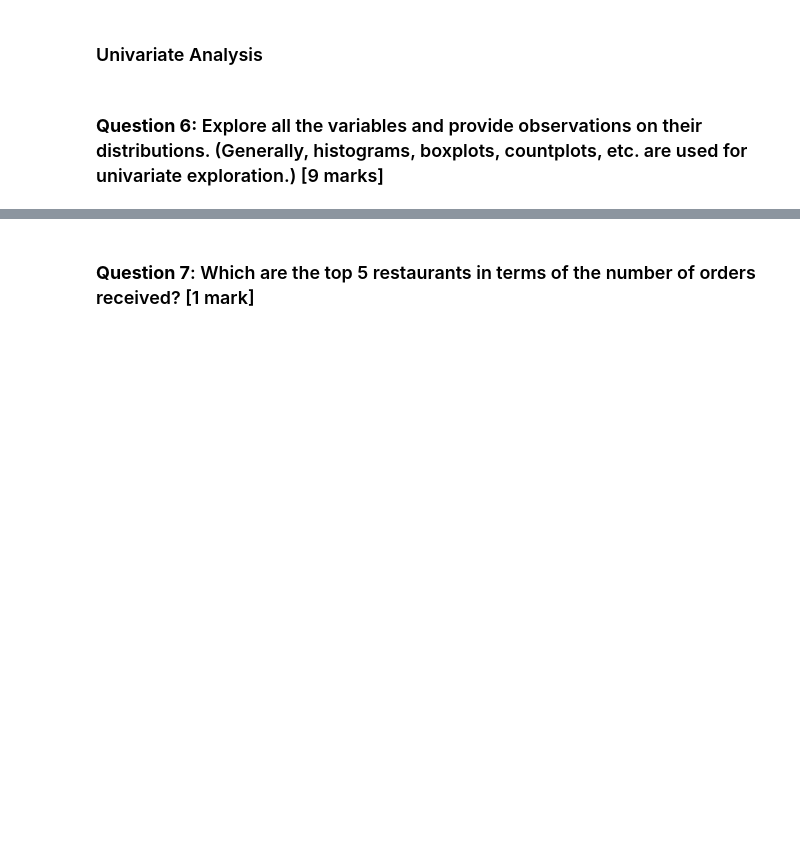
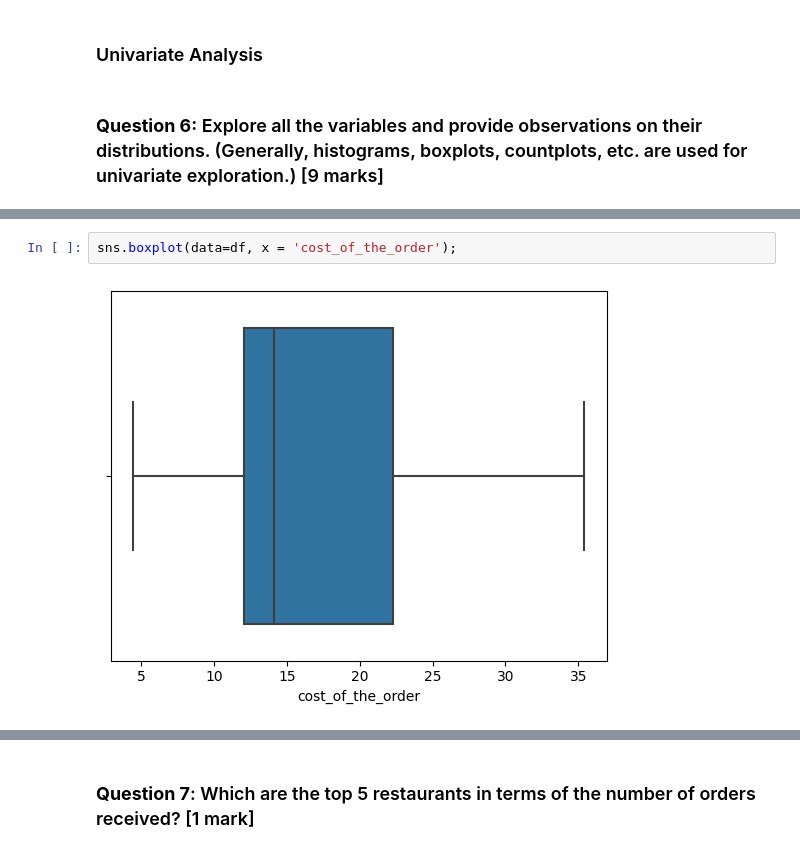
Before and after one commit to boborodono/Great_Learning, a Jupyter notebook: Great Learning/Project 1- Python Foundations - Food Hub/PYF_Project_LearnerNotebook_FullCode.ipynb, the cells around one changed output, grey strips where cells are left out. Drawn from its saved outputs; the diff is of its cells as text; blank space fills up the shorter version.

```diff
--- a/Great Learning/Project 1- Python Foundations - Food Hub/PYF_Project_LearnerNotebook_FullCode.ipynb
+++ b/Great Learning/Project 1- Python Foundations - Food Hub/PYF_Project_LearnerNotebook_FullCode.ipynb
@@ -126,0 +145,4 @@ Name: food_preparation_time, dtype: float64
+# %%
+sns.boxplot(data=df, x = 'cost_of_the_order');
+# %% [output]
+[figure, added]
```
Also changed, not shown: parts of 49 cells of this notebook, 12 other files.
